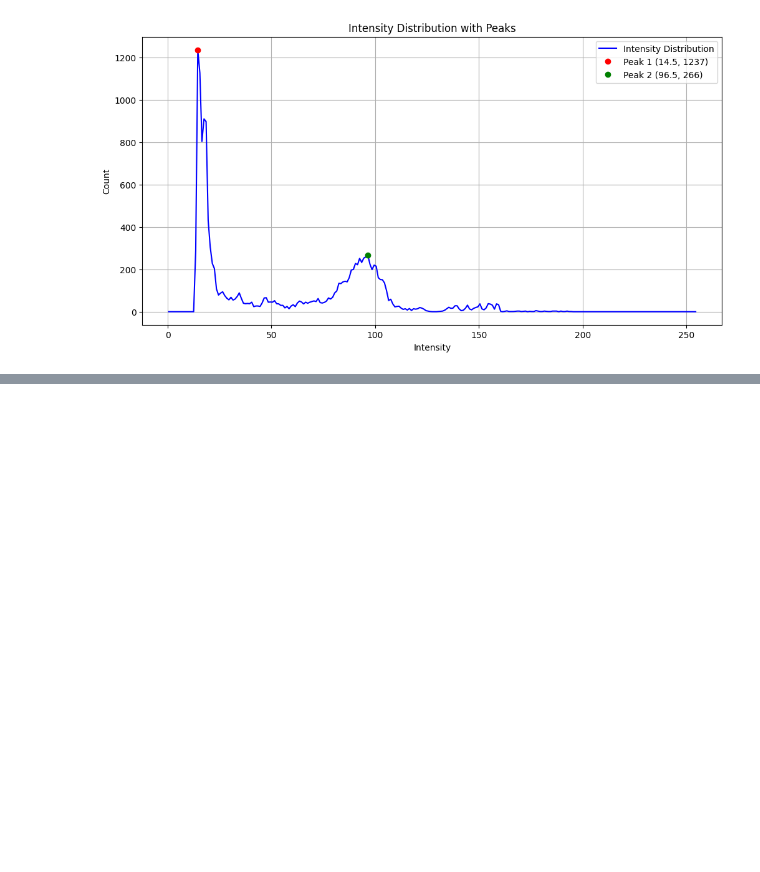
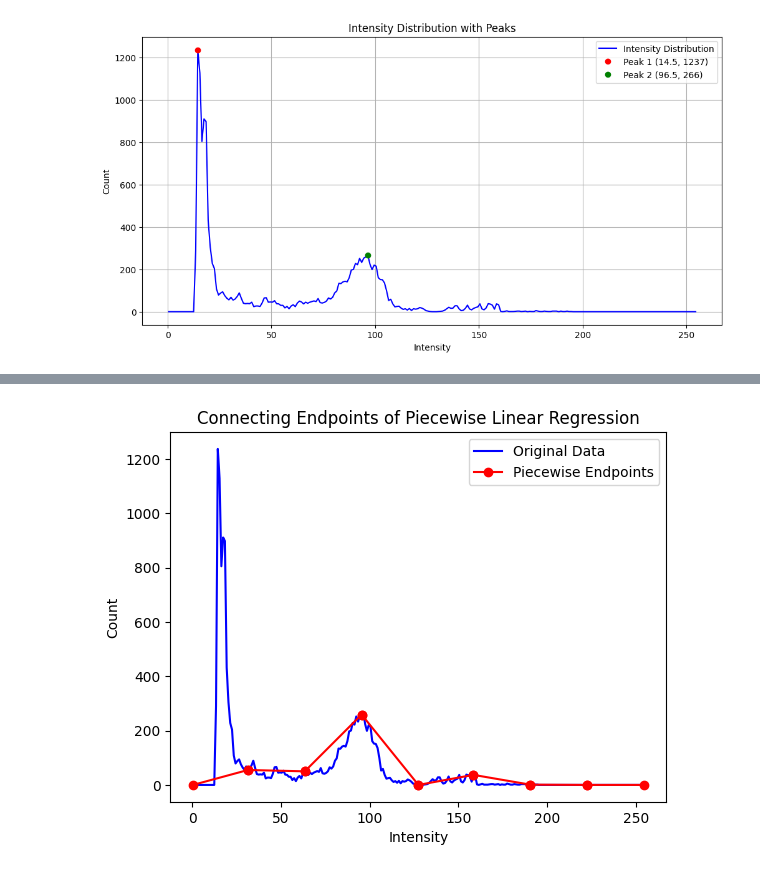
Before and after one commit to Teng91/RESTful-server-with-APIs, a Jupyter notebook: tsne_visualization.ipynb, the cells around one changed output, grey strips where cells are left out. Cells and saved outputs as stored; diff of their text form; code cells hidden in the pictures; blank space fills up the shorter version.

```diff
--- a/tsne_visualization.ipynb
+++ b/tsne_visualization.ipynb
@@ -614,0 +752,65 @@ Second peak (60-110): Intensity = 96.5, Count = 266
+# %%
+import pandas as pd
+import numpy as np
+import matplotlib.pyplot as plt
+from sklearn.linear_model import LinearRegression
+
+# 读取 CSV 文件
+df = pd.read_csv('D:/test/SAG_green_demo_board/B_csv_analysis/UT4_1_107_B.csv')
+
+# 假设 CSV 文件中有 'Intensity' 和 'Count' 两列
+intensities = df['Intensity'].values  # 灰阶值
+counts = df['Count'].values      # 数量
+
+# 确保 'Intensity' 和 'Count' 列的长度一致
+assert len(intensities) == len(counts), "数据列长度不一致"
+
+# 将数据转换为合适的格式
+x = intensities.reshape(-1, 1)  # 需要将 x 转换为二维数组
+y = counts
+
+# 定义将数据分成8个区间并进行线性回归的函数
+def piecewise_linear_regression(x, y, num_segments):
+    # 计算断点
+    breakpoints = np.linspace(0, len(x)-1, num_segments+1, dtype=int)
+    segments = []
+    piecewise_endpoints = []  # 用于保存每个分段的端点
+
+    # 对每个区间进行线性回归
+    model = LinearRegression()
+    for i in range(num_segments):
+        start, end = breakpoints[i], breakpoints[i+1]
+        x_segment = x[start:end+1]
+        y_segment = y[start:end+1]
+        model.fit(x_segment, y_segment)
+
+        # 记录每段的回归线
+        segments.append((x_segment, model.predict(x_segment)))
+
+        # 保存该段的端点坐标（起始点和结束点）
+        piecewise_endpoints.append(((x_segment[0][0], y_segment[0]), (x_segment[-1][0], y_segment[-1])))
+
+    return breakpoints, segments, piecewise_endpoints
+
+# 使用Piecewise Linear Regression方法得到断点和回归线
+num_segments = 8  # 设定我们要的段数
+breakpoints, segments, piecewise_endpoints = piecewise_linear_regression(x, y, num_segments)
+
+# 提取端点的坐标
+endpoints_x = []
+endpoints_y = []
+for start_end in piecewise_endpoints:
+    endpoints_x.extend([start_end[0][0], start_end[1][0]])  # 获取端点的x值
+    endpoints_y.extend([start_end[0][1], start_end[1][1]])  # 获取端点的y值
+
+# 绘制结果：直接连接端点
+plt.plot(x, y, label='Original Data', color='b')  # 原始数据
+plt.plot(endpoints_x, endpoints_y, label='Piecewise Endpoints', color='r', marker='o')  # 连接端点的线
+
+plt.xlabel('Intensity')
+plt.ylabel('Count')
+plt.title('Connecting Endpoints of Piecewise Linear Regression')
+plt.legend()
+plt.show()
+# %% [output]
+[figure, added]
```
Also changed, not shown: parts of 3 cells of this notebook, 1 other file.
